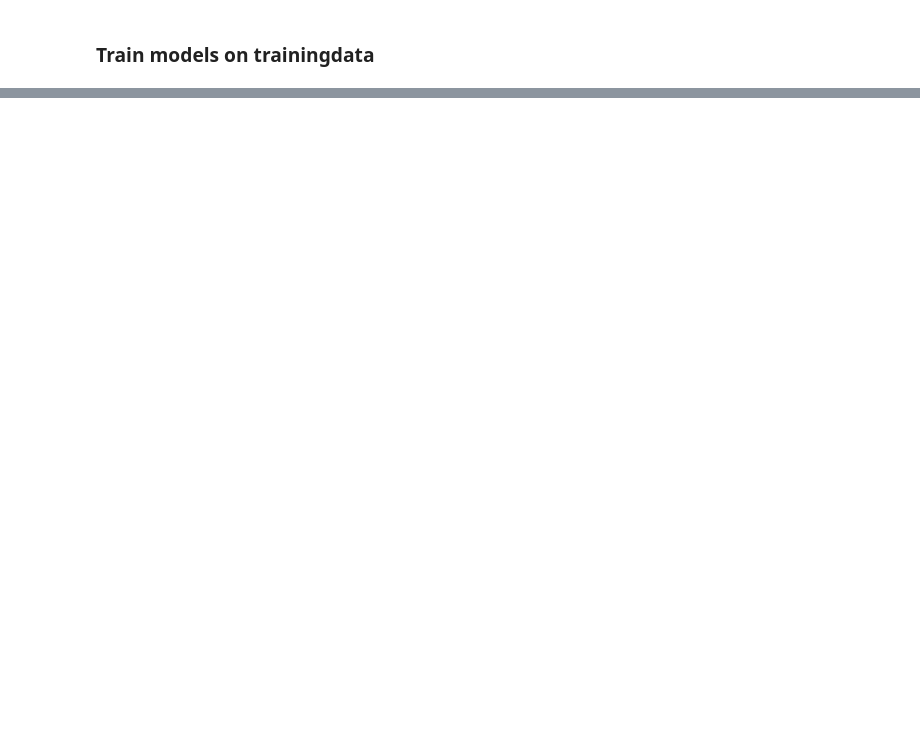
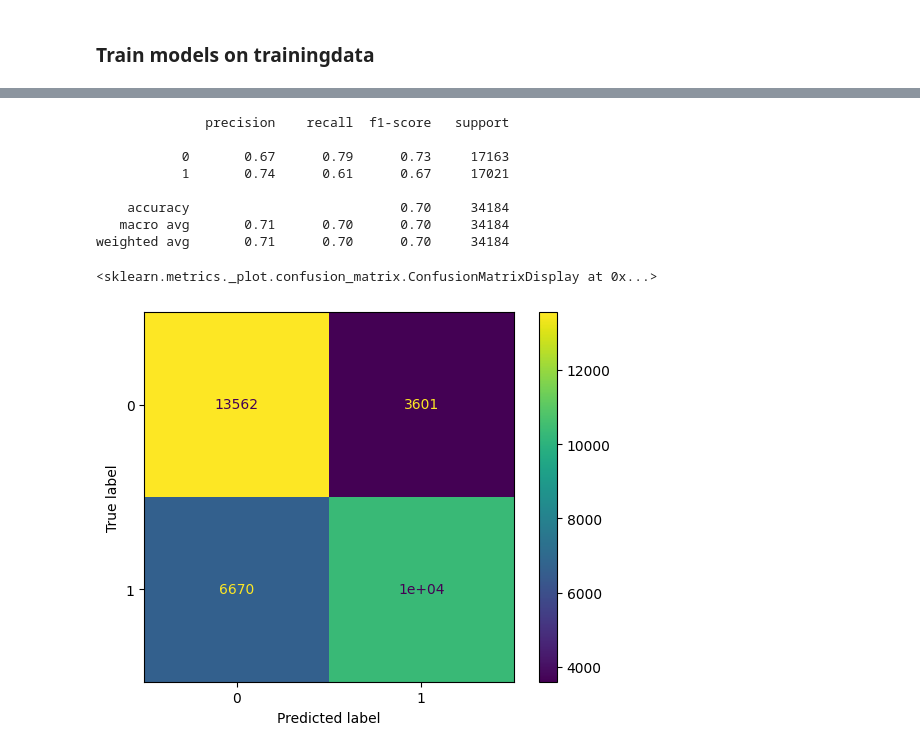
Before and after one commit to Crudeerz/ML-Rasmus-Berghall, a Jupyter notebook: Laboration/code/ml_report.ipynb, the cells around one changed output, grey strips where cells are left out. Drawn from its saved outputs; the diff is of its cells as text; code cells hidden in the pictures; blank space fills up the shorter version.

```diff
--- a/Laboration/code/ml_report.ipynb
+++ b/Laboration/code/ml_report.ipynb
@@ -171,0 +235,17 @@ classifier_knn.best_estimator_.get_params()
+# %%
+y_pred_svc = classifier_svc.predict(X_test)
+print(classification_report(y_test, y_pred_svc))
+
+cm = confusion_matrix(y_test, y_pred_svc)
+ConfusionMatrixDisplay(cm).plot()
+# %% [output]
+              precision    recall  f1-score   support
+
+           0       0.67      0.79      0.73     17163
+           1       0.74      0.61      0.67     17021
+
+    accuracy                           0.70     34184
+   macro avg       0.71      0.70      0.70     34184
+weighted avg       0.71      0.70      0.70     34184
+<sklearn.metrics._plot.confusion_matrix.ConfusionMatrixDisplay at 0x...>
+[figure, added]
```
Also changed, not shown: parts of 11 cells of this notebook, 1 other file.
